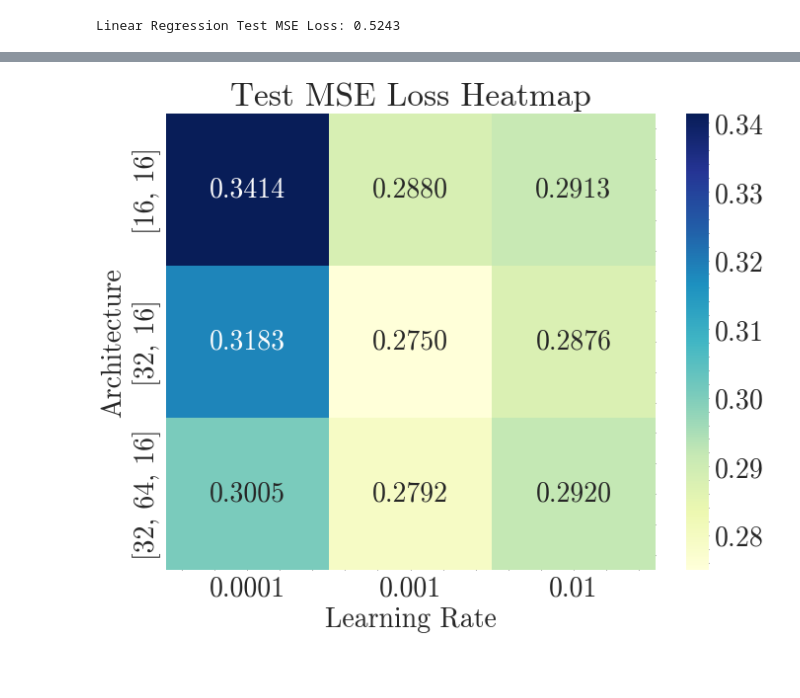
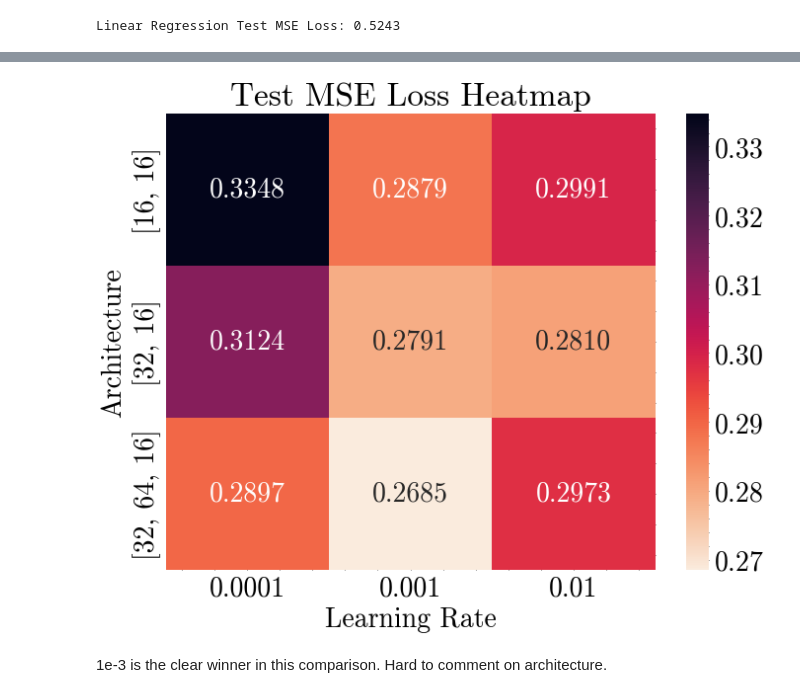
Before and after one commit to DanielHBreger/university-notes, a Jupyter notebook: Semester 5/Machine Learning/HW/HW1/q4.ipynb, the cells around one changed output, grey strips where cells are left out. Drawn from its saved outputs; the diff is of its cells as text; code cells hidden in the pictures; blank space fills up the shorter version.

```diff
--- a/Semester 5/Machine Learning/HW/HW1/q4.ipynb
+++ b/Semester 5/Machine Learning/HW/HW1/q4.ipynb
@@ -98,27 +95,43 @@ X_test = scaler.transform(X_test)
 
 test_loader = DataLoader(list(zip(X_test, Y_test)), batch_size=32, shuffle=False, pin_memory=(device=='CUDA'))
 # %%
+# defining my own NN which does basically nothing different from the standard nn.Module but to get a taste
 class Net(nn.Module):
 
     def __init__(self, input_size, output_size):
         super().__init__()
         self.net = nn.Sequential(
-            nn.Linear(input_size,8),
+            nn.Linear(input_size,32),
             nn.ReLU(),
-            # nn.Linear(16,16),
-            # nn.ReLU(),
-            nn.Linear(8,output_size)
+            nn.Linear(32,32),
+            nn.ReLU(),
+            nn.Linear(32,output_size)
         )
 
     def forward(self,x):
         return self.net(x)
 # %%
+def forward_pass(model, inputs, labels, criterion):
+    outputs = model(inputs).squeeze()
+    return criterion(outputs, labels)
+
+def perform_step(model, inputs, labels, criterion, optimizer, eval=False):
+    inputs, labels = inputs.float().to(device), labels.float().to(device)
+    if not eval:
+        optimizer.zero_grad()
+        loss = forward_pass(model, inputs, labels, criterion)
+        loss.backward()
+        optimizer.step()
+    else:
+        inputs, labels = inputs.float().to(device), labels.float().to(device)
+        loss = forward_pass(model, inputs, labels, criterion)
+    return loss
+
 def train_model(model, X_train, Y_train, X_val, Y_val, num_epochs, learning_rate, batch_size=32):
     train_loader = DataLoader(list(zip(X_train, Y_train)), batch_size=batch_size, shuffle=True, pin_memory=(device=='CUDA'))
     val_loader = DataLoader(list(zip(X_val, Y_val)), batch_size=batch_size, shuffle=False, pin_memory=(device=='CUDA'))
     criterion = nn.MSELoss()
     optimizer = torch.optim.Adam(model.parameters(), lr=learning_rate)
-
     history = {
         'train_loss': [],
         'val_loss': [],
@@ -126,27 +139,22 @@ def train_model(model, X_train, Y_train, X_val, Y_val, num_epochs, learning_rate
         'val_acc': []
     }
     for epoch in range(num_epochs+1):
+        # Training
         model.train()
         epoch_loss = 0.0
-        for  inputs, labels in train_loader:
-            inputs, labels = inputs.float().to(device), labels.float().to(device)
-            optimizer.zero_grad(set_to_none=True)
-            outputs = model(inputs).squeeze()
-            loss = criterion(outputs, labels)
-            loss.backward()
-            optimizer.step()
+        for inputs, labels in train_loader:
+            loss = perform_step(model, inputs, labels, criterion, optimizer, eval=False)
             epoch_loss += loss.item()
         avg_train_loss = epoch_loss / len(train_loader)
         history['train_loss'].append(avg_train_loss)
+
         # Validation
         model.eval()
         val_loss = 0.0
         if epoch % 10 == 0:
             with torch.no_grad():
                 for inputs, labels in val_loader:
-                    inputs, labels = inputs.float().to(device), labels.float().to(device)
-                    outputs = model(inputs).squeeze()
-                    loss = criterion(outputs, labels)
+                    loss = perform_step(model, inputs, labels, criterion, optimizer, eval=True)
                     val_loss += loss.item()
             avg_val_loss = val_loss / len(val_loader)
             history['val_loss'].append(avg_val_loss)
@@ -287,11 +297,13 @@ Epoch [100/200], Train Loss: 0.2820, Val Loss: 0.2789
 # %%
-# visualize comparisons in a 3x3 heatchart (x axis : learning rates, y axis: architectures) color coded by test mse loss
+# compare losses
 pivot_table = results_df.pivot(index='Architecture', columns='Learning Rate', values='Test MSE Loss')
 plt.figure(figsize=(8,6))
-sns.heatmap(pivot_table, annot=True, fmt=".4f", cmap="YlGnBu")
+sns.heatmap(pivot_table, annot=True, fmt=".4f", cmap="rocket_r")
 
 plt.title("Test MSE Loss Heatmap")
 plt.show()
 # %% [output]
-[figure, old version]
+[figure, new version]
+# %% [markdown]
+1e-3 is the clear winner in this comparison. Hard to comment on architecture.
 # %%
```
Also changed, not shown: parts of 18 cells of this notebook.
